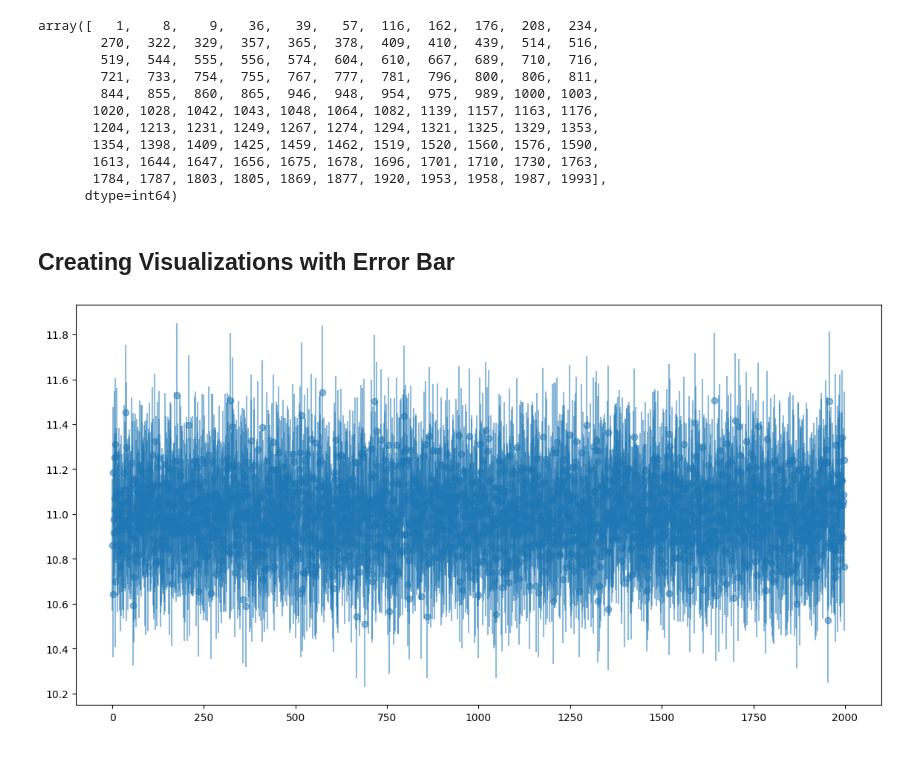
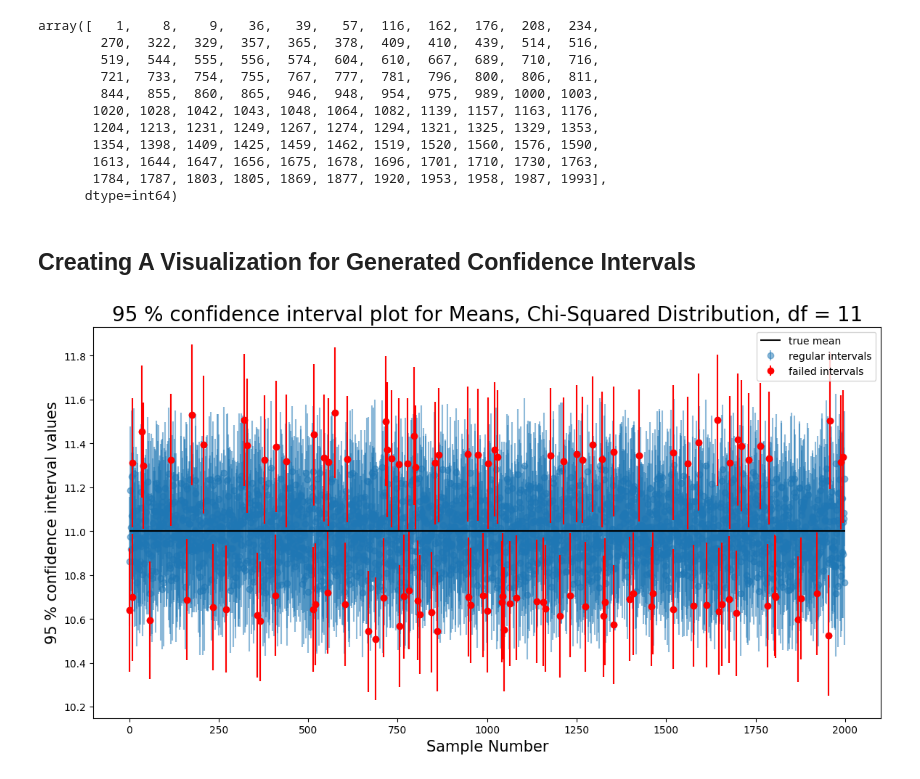
Before and after one commit to dg3358/Columbia-ACTU-5841, a Jupyter notebook: Assignment 1/Assignment-1.ipynb, the cells around one changed output. Drawn from its saved outputs; the diff is of its cells as text; code cells hidden in the pictures.

```diff
--- a/Assignment 1/Assignment-1.ipynb
+++ b/Assignment 1/Assignment-1.ipynb
@@ -55,13 +59,25 @@ array([   1,    8,    9,   36,   39,   57,  116,  162,  176,  208,  234,
        1613, 1644, 1647, 1656, 1675, 1678, 1696, 1701, 1710, 1730, 1763,
        1784, 1787, 1803, 1805, 1869, 1877, 1920, 1953, 1958, 1987, 1993],
       dtype=int64)
-# %% [markdown]
-## Creating Visualizations with Error Bar
-# %%
-fig = plt.figure(figsize = (14,7));
-plt.errorbar(x = np.arange(len(samples[:])), y = conf_invs[:,1], yerr = conf_invs[:,2] - conf_invs[:,1], fmt = 'o', alpha = 0.5)
-
-plt.errorbar()
-plt.show()
-# %% [output]
-[figure, removed]
+# %% [markdown]
+## Creating A Visualization for Generated Confidence Intervals
+# %%
+fig = plt.figure(figsize = (14,7));
+#plot all sample CI's (translucent so excluded will be more visible)
+plt.errorbar(x = np.arange(len(samples[:])), y = conf_invs[:,1], yerr = conf_invs[:,2] - conf_invs[:,1], zorder = 1, fmt = 'o', alpha = 0.5, label = 'regular intervals')
+
+#Get exclusionary confidence intervals
+ex_conf_invs = conf_invs[(conf_invs[:,0] > 11) | (conf_invs[:,2] < 11)]
+
+#plot sample CI's that exclude confidence interval (more visibly)
+plt.errorbar(x = arr_miss, y = ex_conf_invs[:,1], yerr = ex_conf_invs[:,2] - ex_conf_invs[:,1], zorder = 2, fmt = 'o', color = 'red', label = 'failed intervals')
+
+#plot mean
+plt.hlines(xmin = 0 , xmax = len(samples), y = 11, zorder = 3, color = 'black', label = 'true mean')
+plt.xlabel("Sample Number", fontsize = 15)
+plt.ylabel("95 % confidence interval values", fontsize = 15)
+plt.title("95 % confidence interval plot for Means, Chi-Squared Distribution, df = 11", fontsize = 20)
+plt.legend()
+plt.show()
+# %% [output]
+[figure, added]
```
Also changed, not shown: parts of 1 cell of this notebook.
